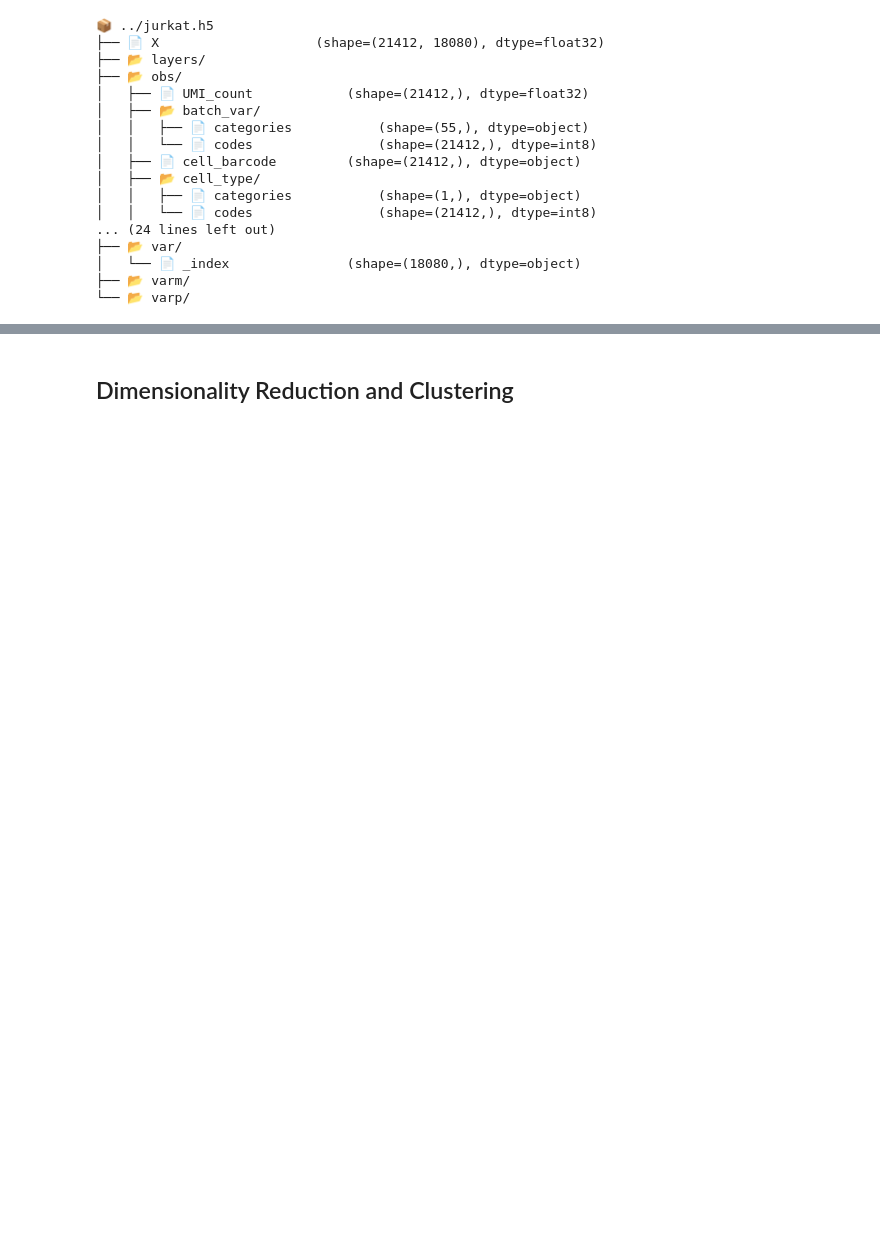
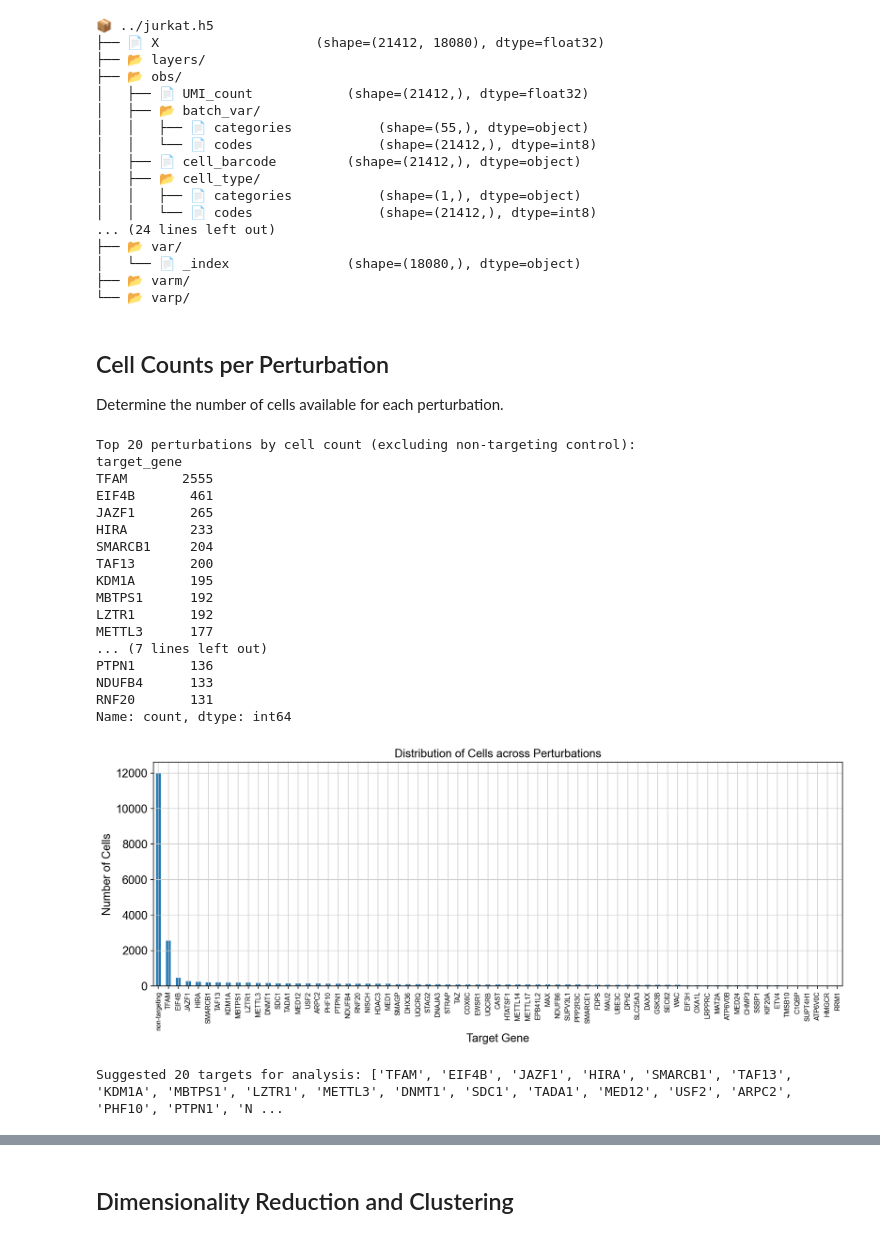
Before and after one commit to DorisTheChef/CS271-Project, a Jupyter notebook: zyt/data_analysis.ipynb, the cells around one changed output, grey strips where cells are left out. Cells and saved outputs as stored; diff of their text form; code cells hidden in the pictures; blank space fills up the shorter version.

```diff
--- a/zyt/data_analysis.ipynb
+++ b/zyt/data_analysis.ipynb
@@ -107,3 +105,42 @@ print_h5_tree(h5_path)
 │   └── 📄 _index               (shape=(18080,), dtype=object)
 ├── 📂 varm/
 └── 📂 varp/
+# %% [markdown]
+## Cell Counts per Perturbation
+Determine the number of cells available for each perturbation.
+# %%
+perturbation_counts = adata.obs['target_gene'].value_counts()
+print("Top 20 perturbations by cell count (excluding non-targeting control):")
+top_20_targets = perturbation_counts[perturbation_counts.index != 'non-targeting'].head(20)
+print(top_20_targets)
+
+plt.figure(figsize=(15, 5))
+perturbation_counts.plot(kind='bar')
+plt.title('Distribution of Cells across Perturbations')
+plt.ylabel('Number of Cells')
+plt.xlabel('Target Gene')
+plt.xticks(rotation=90, fontsize=8)
+plt.show()
+
+suggested_20 = top_20_targets.index.tolist()
+print(f"\nSuggested 20 targets for analysis: {suggested_20}")
+# %% [output]
+Top 20 perturbations by cell count (excluding non-targeting control):
+target_gene
+TFAM       2555
+EIF4B       461
+JAZF1       265
+HIRA        233
+SMARCB1     204
+TAF13       200
+KDM1A       195
+MBTPS1      192
+LZTR1       192
+METTL3      177
+... (7 lines left out)
+PTPN1       136
+NDUFB4      133
+RNF20       131
+Name: count, dtype: int64
+[figure, added]
+Suggested 20 targets for analysis: ['TFAM', 'EIF4B', 'JAZF1', 'HIRA', 'SMARCB1', 'TAF13', 'KDM1A', 'MBTPS1', 'LZTR1', 'METTL3', 'DNMT1', 'SDC1', 'TADA1', 'MED12', 'USF2', 'ARPC2', 'PHF10', 'PTPN1', 'N ...
```
Also changed, not shown: parts of 17 cells of this notebook, 4 other files.
